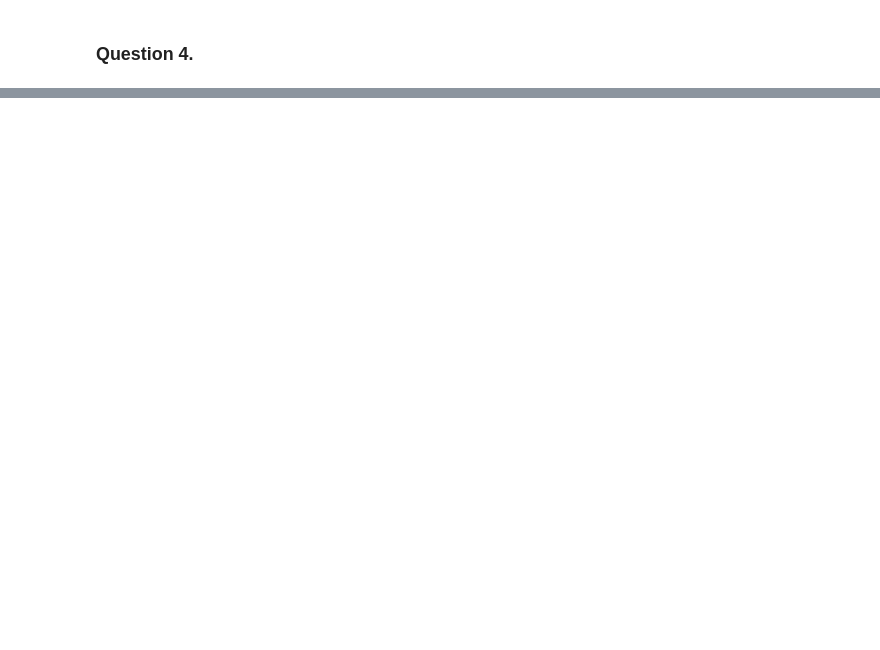
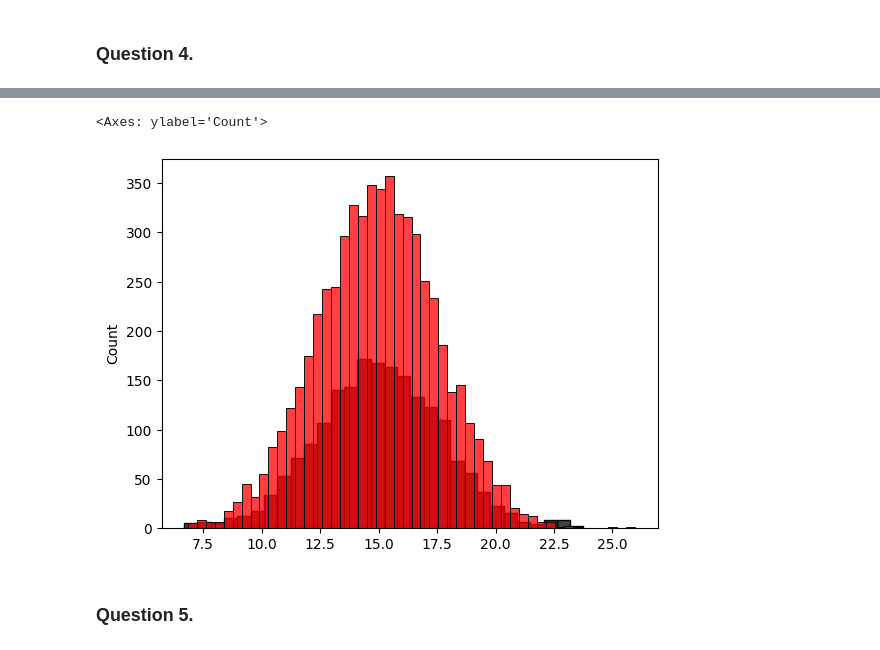
Before and after one commit to ulugbekbahrom/ml_zoomcamp, a Jupyter notebook: week2/homework2.ipynb, the cells around one changed output, grey strips where cells are left out. Cells and saved outputs as stored; diff of their text form; code cells hidden in the pictures; blank space fills up the shorter version.

```diff
--- a/week2/homework2.ipynb
+++ b/week2/homework2.ipynb
@@ -156,12 +161,31 @@ def train_linear_regression_reg(X, y, r=0.001):
     w_full = XTX_inv.dot(X.T).dot(y)
 
     return w_full[0], w_full[1:]
+# %%
+def prepare_X(df):
+    df_num = df
+    df_num = df_num.fillna(0)
+    X = df_num.values
+    return X
 # %%
 r_values = [0, 0.01, 0.1, 1, 5, 10, 100]
 
 for r in r_values:
+    # training part
+    X_train = prepare_X(df_train)
     w0, w = train_linear_regression_reg(X_train, y_train, r=r)
+
+    # validation part
+    X_val = prepare_X(df_val)
     y_pred = w0 + X_val.dot(w)
-    rmse = np.sqrt(((y_val - y_pred) ** 2).mean())
-    print(f"r={r:>6}: RMSE={round(rmse, 2)}")
+
+    score = rmse(y_val, y_pred)
+
+    if r == 1:
+        print("")
+        print("this is the best value")
+        print(f"r value: {r}, w0 value: {w0}, score: {score}")
+        print("")
+    else:
+        print(f"r value: {r}, w0 value: {w0}, score: {score}")
 # %% [output]
@@ -168,0 +202,8 @@ ValueError: operands could not be broadcast together with shapes (7,) (6,6)
+# %%
+sns.histplot(y_pred, color='black')
+sns.histplot(y_train, color='red')
+# %% [output]
+<Axes: ylabel='Count'>
+[figure, added]
+# %% [markdown]
+### Question 5.
```
Also changed, not shown: parts of 9 cells of this notebook, 1 other file.
